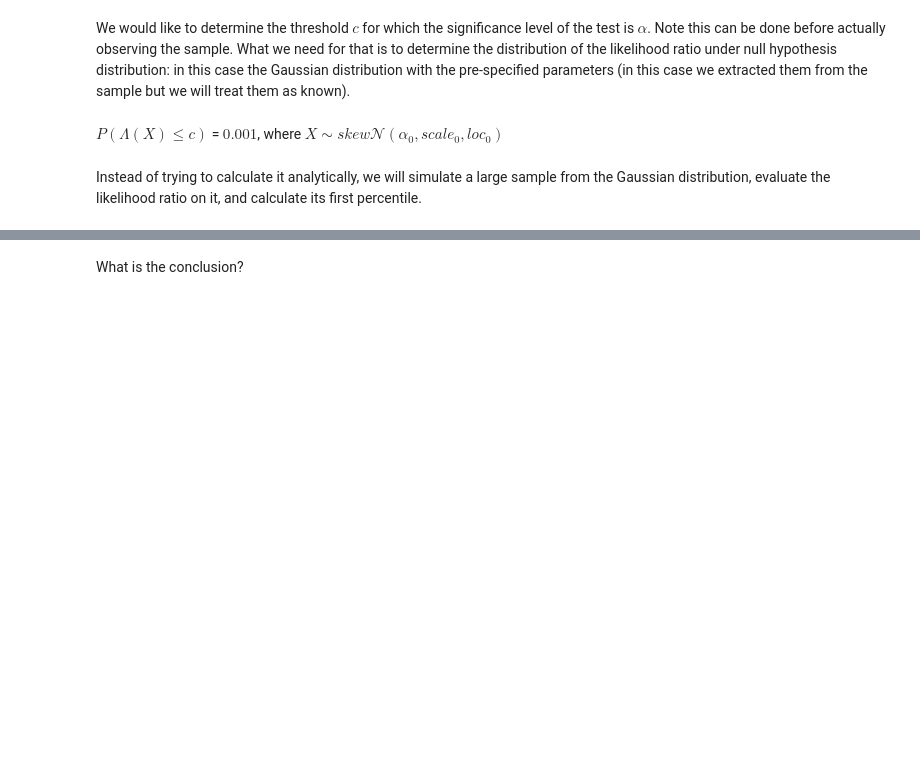
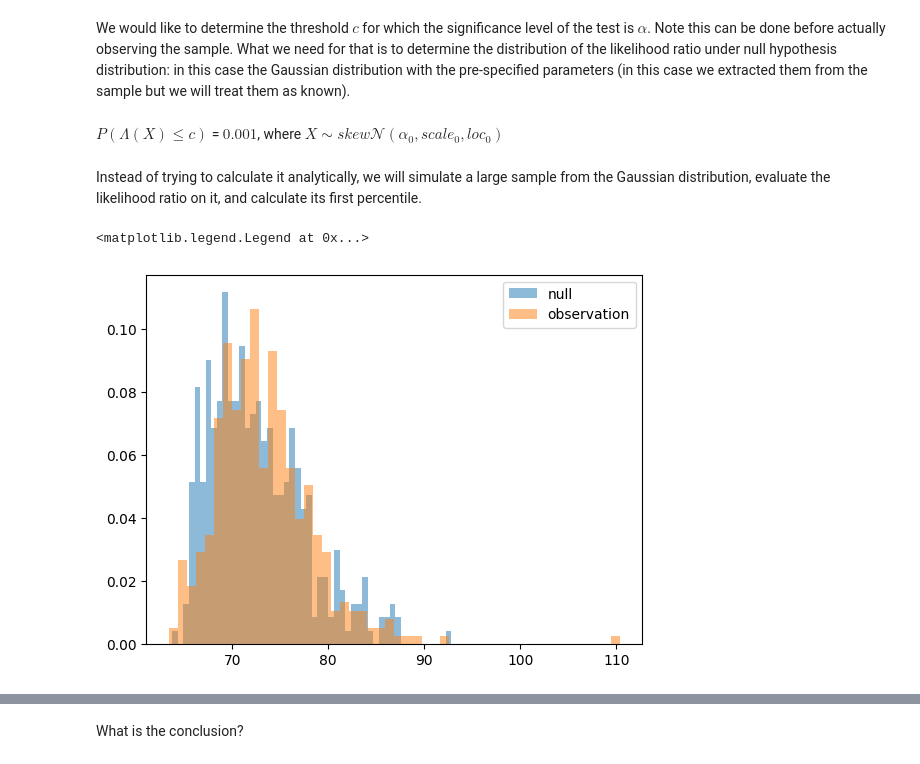
Before and after one commit to BOAT-ocean-acoustics/fundamentals, a Jupyter notebook: boat_tutorials/exercises/exercise_WA_Shelf_testing.ipynb, the cells around one changed output, grey strips where cells are left out. Saved outputs shown, nothing was run; the diff lists cells and outputs as text; code cells hidden in the pictures; blank space fills up the shorter version.

```diff
--- a/boat_tutorials/exercises/exercise_WA_Shelf_testing.ipynb
+++ b/boat_tutorials/exercises/exercise_WA_Shelf_testing.ipynb
@@ -142,6 +132,13 @@ def evaluateLogL_ratio(x):
   alternative_likelihood = stats.skewnorm.pdf(x, a=a_1, loc=loc_1, scale=scale_1)
   logL_ratio = np.sum(np.log(null_likelihood)) - np.sum(np.log(alternative_likelihood))
   return(logL_ratio)
+# %%
+_ = plt.hist(stats.skewnorm.rvs(loc=loc_0, scale=scale_0, a=a_0, size=len(Y)),bins=50, alpha=0.5, density=True, label="null")
+_ = plt.hist(Y, bins=50, alpha=0.5, density=True, label="observation")
+plt.legend()
+# %% [output]
+<matplotlib.legend.Legend at 0x...>
+[figure, added]
 # %%
 # generate sample from the null distribution and evaluate the loglikelihood ratio at each sample point
 test_stat_sample_null = [evaluateLogL_ratio(stats.skewnorm.rvs(loc=loc_0, scale=scale_0, a=a_0, size=len(Y))) for i in range(100000)]
```
Also changed, not shown: parts of 16 cells of this notebook, 1 other file.
